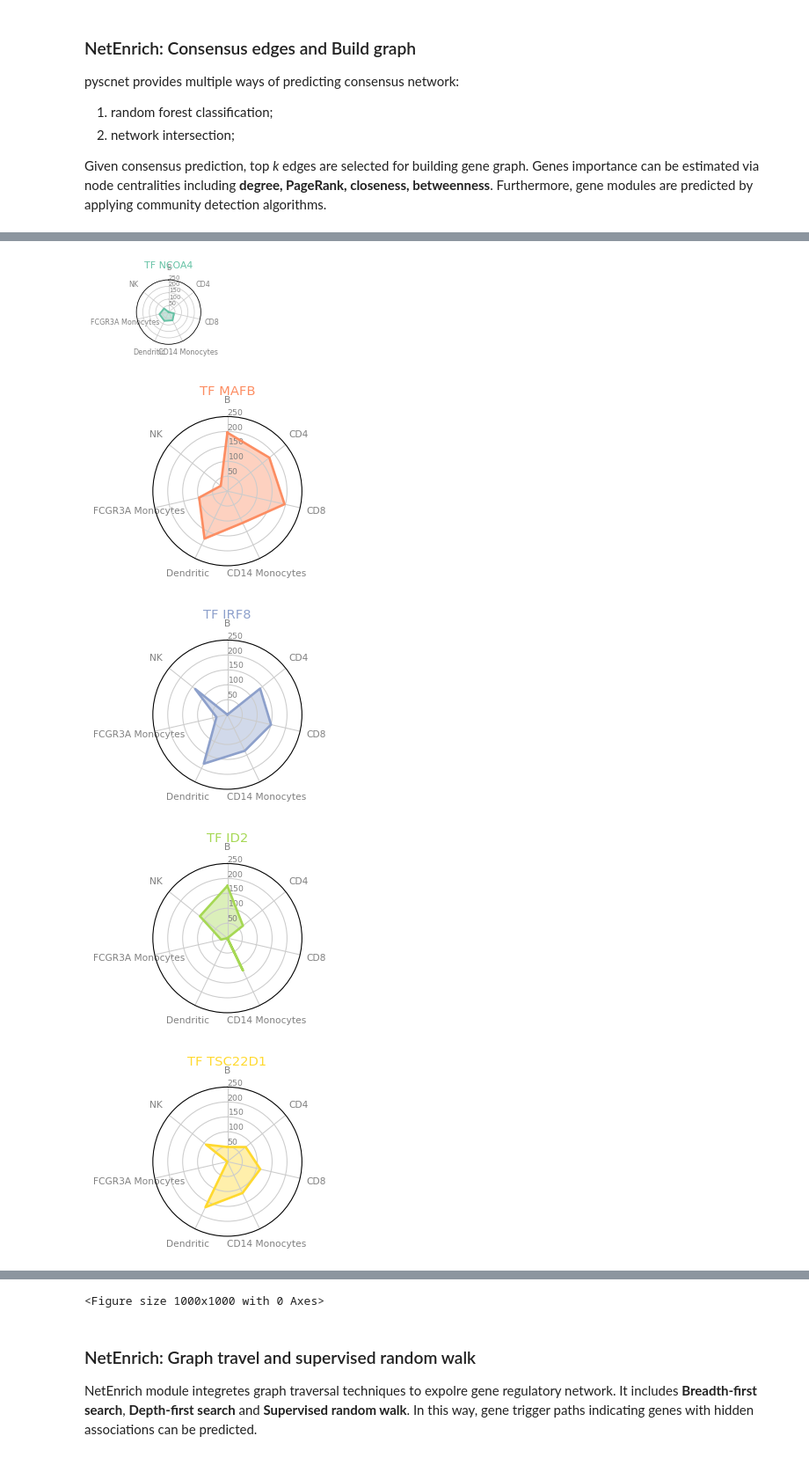
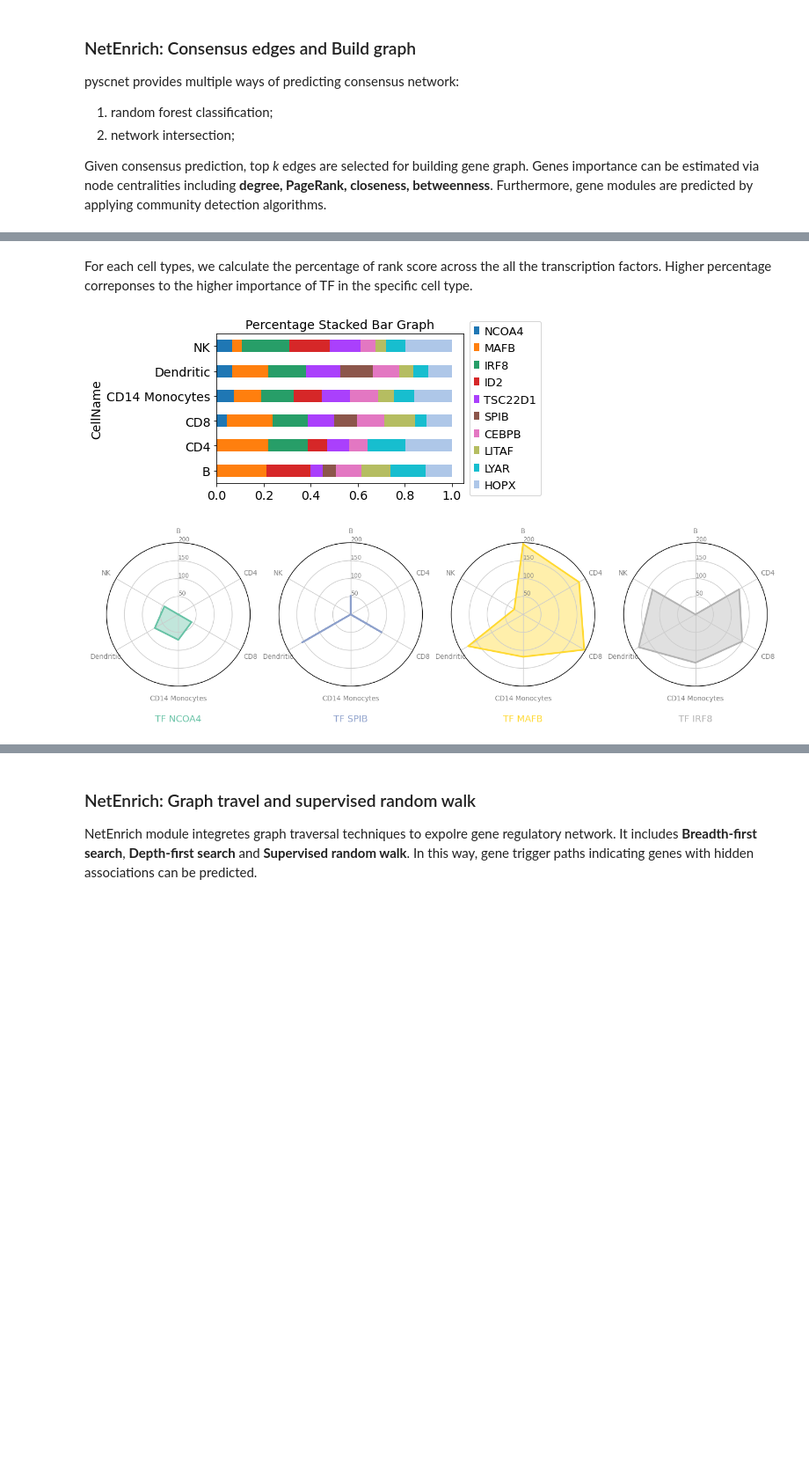
Before and after one commit to MingBit/PySCNet, a Jupyter notebook: tutorial/pyscnet_scanpy.ipynb, the cells around one changed output, grey strips where cells are left out. Shown at 88% size. Saved outputs shown, nothing was run; the diff lists cells and outputs as text; code cells hidden in the pictures; blank space fills up the shorter version.

Commit message:
update pyscnet_scanpy

```diff
--- a/tutorial/pyscnet_scanpy.ipynb
+++ b/tutorial/pyscnet_scanpy.ipynb
@@ -221,58 +187,83 @@ df
+# %% [markdown]
+For each cell types, we calculate the percentage of rank score across the all the transcription factors. Higher percentage correponses to the higher importance of TF in the specific cell type.
+# %%
+import pandas as pd
+import numpy as np
+import matplotlib.pyplot as plt
+
+df = pd.read_excel('tutorial_data/pyscnet_scanpy_pbmc/Marker_RankScore.xlsx')
+tmp = df.iloc[:, 1:]/df.iloc[:, 1:].sum(0)
+tmp = tmp.T.reset_index()
+tmp.columns = ['CellName'] + list(df.GeneName)
+
+tmp.plot(
+  x = 'CellName',
+  kind = 'barh',
+  stacked = True,
+  title = 'Percentage Stacked Bar Graph',
+  mark_right = True,
+ figsize = (5, 3))
+
+plt.legend(loc='center left', bbox_to_anchor=(1.0, 0.5))
+plt.grid(b=None)
+plt.savefig('tutorial_data/pyscnet_scanpy_pbmc/Marker_Percentage.pdf', dpi=300, bbox_inches='tight')
+# %% [output]
+[figure, added]
+# %%
+TFs = ['NCOA4', 'SPIB', 'MAFB', 'IRF8']
+df = df.loc[df.GeneName.isin(TFs)].reindex([0, 5,1,2]).reset_index().iloc[:,1:]
 # %%
-
+# Libraries
 import matplotlib.pyplot as plt
 import pandas as pd
 from math import pi
-import random
 
 def make_spider(row, title, color):
 
-    # number of variable
     categories=list(df)[1:]
     N = len(categories)
 
     # What will be the angle of each axis in the plot? (we divide the plot / number of variable)
     angles = [n / float(N) * 2 * pi for n in range(N)]
     angles += angles[:1]
 
     # Initialise the spider plot
-    ax = plt.subplot(2,4,row+1, polar=True, )
+    ax = plt.subplot(1,4,row+1, polar=True)
+
 
     # If you want the first axis to be on top:
     ax.set_theta_offset(pi / 2)
     ax.set_theta_direction(-1)
 
     # Draw one axe per variable + add labels labels yet
     plt.xticks(angles[:-1], categories, color='grey', size=8)
 
     # Draw ylabels
     ax.set_rlabel_position(0)
-    plt.yticks([50, 100, 150, 200, 250], ["50","100","150", '200', '250'], color="grey", size=7)
-    plt.ylim(0,250)
+    plt.yticks([50, 100, 150, 200], ["50","100","150", "200"], color="grey", size=7)
+    plt.ylim(0,200)
 
     # Ind1
     values=df.loc[row].drop('GeneName').values.flatten().tolist()
     values += values[:1]
     ax.plot(angles, values, color=color, linewidth=2, linestyle='solid')
     ax.fill(angles, values, color=color, alpha=0.4)
 
     # Add a title
-    plt.title(title, size=11, color=color, y=1.1)
+    plt.title(title, size=11, color=color, y=-0.28)
 
-    # ------- PART 2: Apply to all individuals
-    # initialize the figure
-    my_dpi=96
-    plt.figure(figsize=(1000/my_dpi, 1000/my_dpi), dpi=my_dpi)
+# ------- PART 2: Apply to all individuals
+# initialize the figure
+my_dpi=96
+plt.figure(figsize=(14, 6), dpi=120)
 
 # Create a color palette:
 my_palette = plt.cm.get_cmap("Set2", len(df.index))
 
 # Loop to plot
-for row in range(0, len(df.index)):
-    make_spider( row=row, title='TF '+df['GeneName'][row], color=my_palette(row))
+for row in list(df.index):
+    make_spider(row=row, title='TF '+df['GeneName'][row], color=my_palette(row))
+
+plt.savefig('tutorial_data/pyscnet_scanpy_pbmc/Marker_Radar_Plot.pdf', bbox_inches='tight')
 # %% [output]
-[figure, old version]
+[figure, new version]
-[figure, removed]
-[figure, removed]
-[figure, removed]
-[figure, removed]
@@ -281,4 +270,3 @@ for row in range(0, len(df.index)):
-<Figure size 1000x1000 with 0 Axes>
 # %% [markdown]
 ### NetEnrich: Graph travel and supervised random walk
 NetEnrich module integretes graph traversal techniques to expolre gene regulatory network. It includes **Breadth-first search**, **Depth-first search** and **Supervised random walk**. In this way, gene trigger paths indicating genes with hidden associations can be predicted.
```
Also changed, not shown: parts of 20 cells of this notebook, 32 other files.
